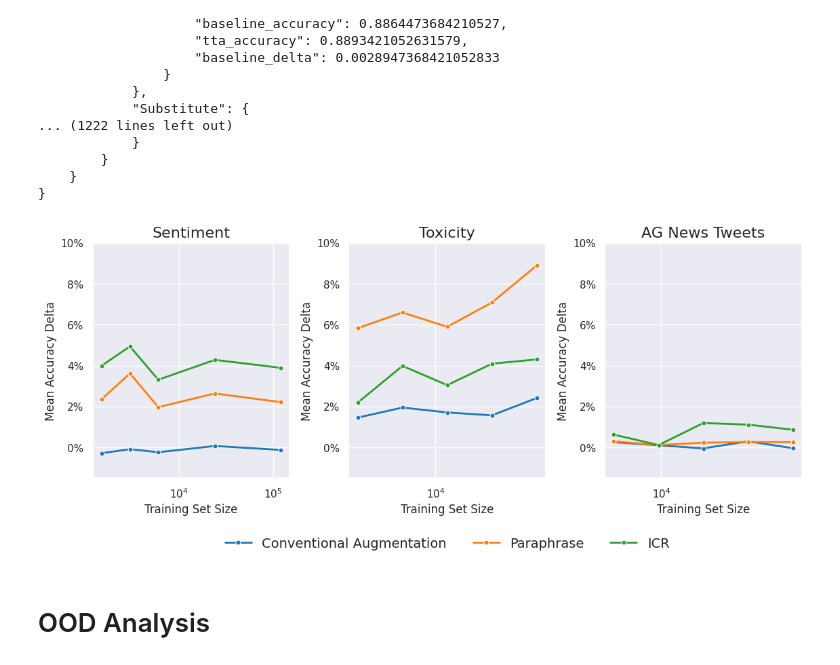
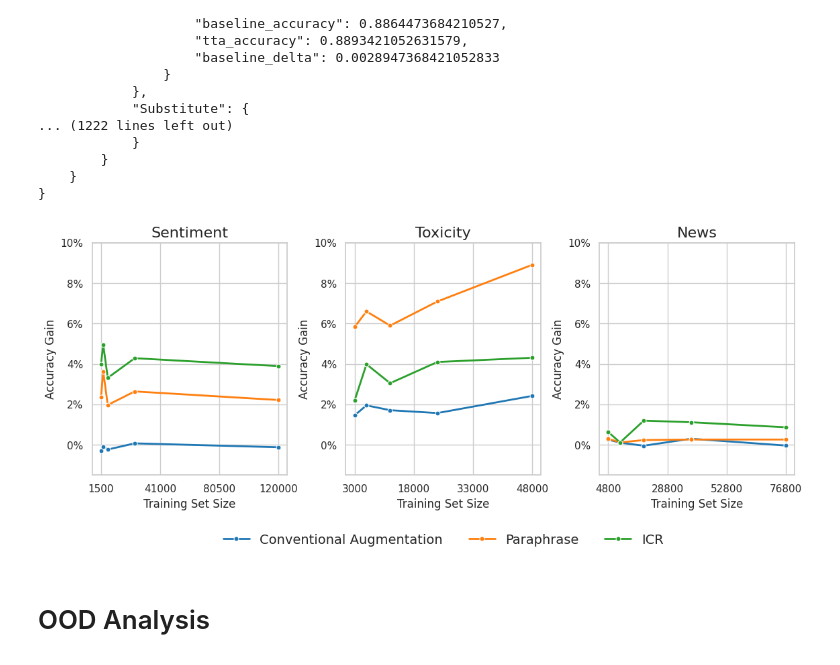
Before and after one commit to Kyle1668/LLM-TTA, a Jupyter notebook: notebooks/method_analysis_paper.ipynb, the cells around one changed output. Drawn from its saved outputs; the diff is of its cells as text; code cells hidden in the pictures.

```diff
--- a/notebooks/method_analysis_paper.ipynb
+++ b/notebooks/method_analysis_paper.ipynb
@@ -8,11 +8,12 @@ import pandas as pd
 import seaborn as sns
 import matplotlib.pyplot as plt
 from tqdm import tqdm
+from scipy.stats import pointbiserialr
 from datasets import load_dataset, load_from_disk
 from sklearn.metrics import classification_report
 
 tqdm.pandas()
-sns.set_style("darkgrid")
+sns.set_style("whitegrid")
 sns.set_context("notebook")
 aug_regex = re.compile(r"<aug>(.*?)</aug>", re.DOTALL)
 # %%
@@ -49,0 +65,8 @@ list(inference_logs.keys())
+# %%
+no_tta_accuracies = {}
+for split_name in tqdm(inference_logs):
+    split_frame = inference_logs[split_name].to_pandas()
+    split_no_tta_accuracy = classification_report(split_frame["label"], split_frame["original_predicted_class"], output_dict=True)["accuracy"]
+    no_tta_accuracies[split_name] = split_no_tta_accuracy
+
+no_tta_accuracies
@@ -269,48 +310,44 @@ for i, task_name in enumerate(["BOSS_Sentiment", "BOSS_Toxicity", "AgNewsTweets"
     # set x label to Training Set Size
     axes[i].set_xlabel("Training Set Size")
 
-    # lgo the x axis
-    axes[i].set_xscale("log")
-    # axes[i].set_xticks(df["data_count"].sort_values().unique().tolist())
-
-    # create five equally spaced ticks between the min and max of the x axis
-    # axes[i].set_xticks(np.linspace(df["data_count"].min(), df["data_count"].max(), 5))
-
     # set y label to Mean Absolute Accuracy Delta
-    axes[i].set_ylabel("Mean Accuracy Delta")
+    axes[i].set_ylabel("Accuracy Gain")
 
     # make the y axis percents that go to the hundreds place
     axes[i].yaxis.set_major_formatter(lambda x, pos: f"{x:.0%}")
 
     # standardize the y axis
     axes[i].set_ylim(-0.015, 0.1)
 
     title_text = {
         "BOSS_Sentiment": "Sentiment",
         "BOSS_Toxicity": "Toxicity",
-        "AgNewsTweets": "AG News Tweets",
+        "AgNewsTweets": "News",
     }
     axes[i].set_title(title_text[task_name], fontsize=TITLE_FONT_SIZE)
 
     # se legend to the bottom left
     axes[i].legend(loc="lower right")
+
+    # x axis ticks are five equally spaced ticks between the min and max of the x axis
+    axes[i].set_xticks(np.linspace(df["data_count"].min(), df["data_count"].max(), 4))
 
     # remove leegnd in not middle plot
     if i != 1:
         axes[i].get_legend().remove()
     else:
         # center below plot with no frame
         axes[i].legend(loc="upper center", bbox_to_anchor=(0.5, -0.20), ncol=5, frameon=False, fontsize=14)
 
 # add padding for labels
 fig.subplots_adjust(wspace=WSPACE, hspace=WSPACE)
 
 # plt.tight_layout()
 if not os.path.exists("figures/"):
     os.makedirs("figures/")
 fig.savefig("figures/method_analysis_data_ablation.png", bbox_inches="tight")
 # %% [output]
-[figure, old version]
+[figure, new version]
 # %% [markdown]
 # OOD Analysis
 # %%
```
Also changed, not shown: parts of 14 cells of this notebook, 10 other files.
